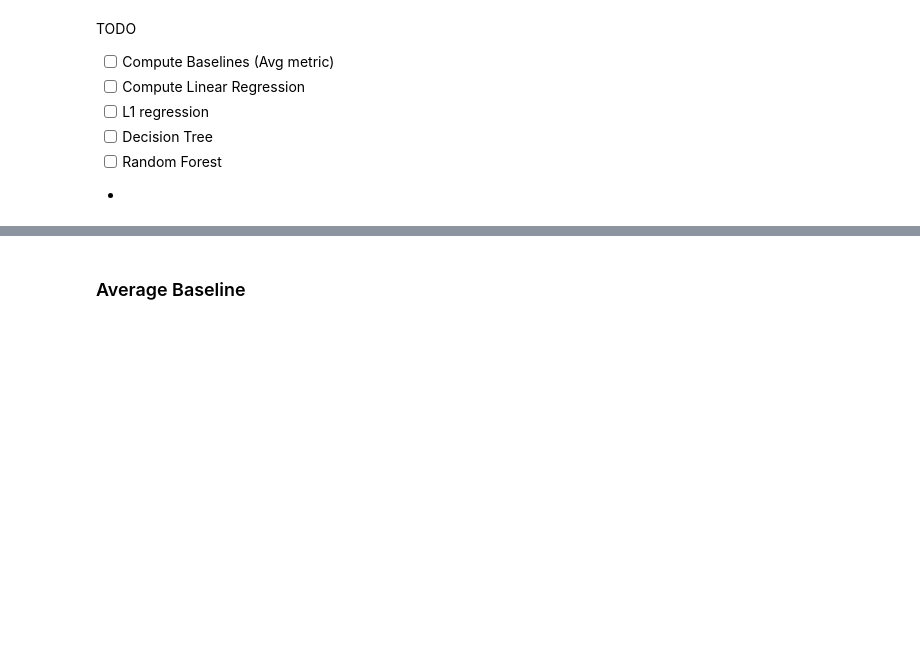
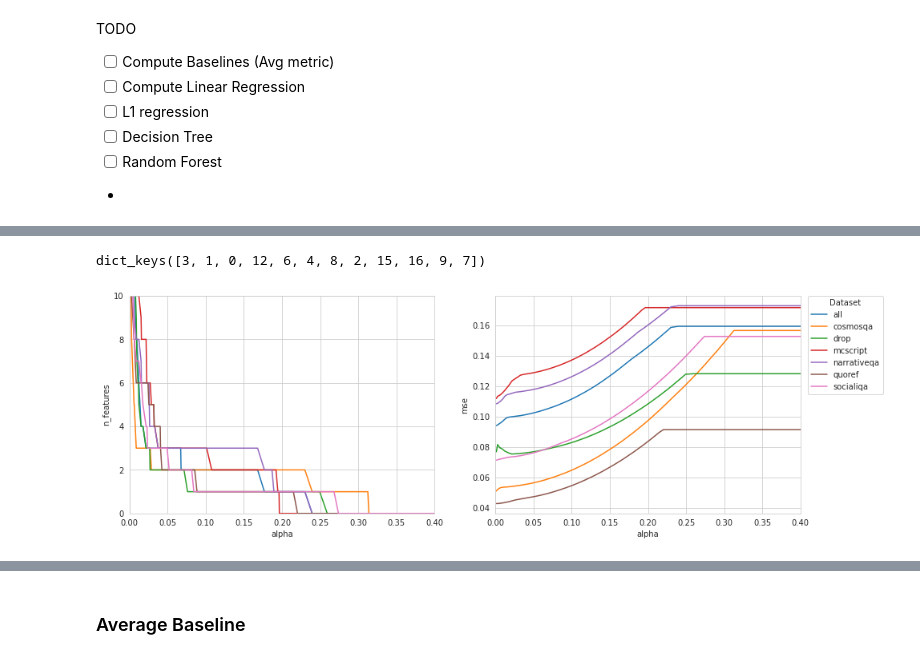
Before and after one commit to pdasigi/eqqa, a Jupyter notebook: scripts/MOCHA_Baselines.ipynb, the cells around one changed output, grey strips where cells are left out. Saved outputs shown, nothing was run; the diff lists cells and outputs as text; code cells hidden in the pictures; blank space fills up the shorter version.

```diff
--- a/scripts/MOCHA_Baselines.ipynb
+++ b/scripts/MOCHA_Baselines.ipynb
@@ -14,6 +33,8 @@ import pandas as pd
 import numpy as np
 
 import matplotlib.pyplot as plt
+import seaborn as sns
+sns.set_style("whitegrid")
 
 METRICS_DIR = "../outputs/metrics/proxy_metrics_20220426"
 
@@ -35,6 +56,9 @@ print(f"Read (holdout) dataset with {len(dev_df)} examples from {DEV_FILEPATH}")
 METRIC_COLS = train_df.select_dtypes("number").columns
 features = list(METRIC_COLS[2:])
 
+# Add lerc_preds after selecting features to avoid using them in our models
+dev_df = load_lerc_preds(dev_df)
+
 # Target column will be the normalized human correctness
 target = METRIC_COLS[1]
 print("Features:\t", features, "\n\nTarget:\t", target)
@@ -332,0 +568,9 @@ p.X_test.shape
+# %%
+def get_alpha(args):
+    return eval(args)["alpha"]
+# %%
+lasso_results = results[ (results.model_class == "Lasso")].copy().reset_index(drop=True)
+lasso_results["alpha"] = lasso_results["model_hyperparams"].apply(get_alpha)
+# lasso_results["no_metrics"] = lasso_results["pearson"].isna()
+
+lasso_results
@@ -332,0 +692,17 @@ p.X_test.shape
+# %%
+_n_features["narrativeqa"].keys()
+# %% [output]
+dict_keys([3, 1, 0, 12, 6, 4, 8, 2, 15, 16, 9, 7])
+# %%
+fig, axes = plt.subplots(1, 2, sharex=True, figsize=(15, 5))
+sns.lineplot(data=lasso_results, x="alpha", y="n_features", hue="trained_on", ax=axes[0])
+axes[0].get_legend().remove()
+axes[0].set_ylim(0, 10)
+axes[0].set_xlim(0, 0.4)
+sns.lineplot(data=lasso_results, x="alpha", y="mse", hue="trained_on", ax=axes[1])
+
+plt.legend(title="Dataset", loc='upper left', bbox_to_anchor=(1.01, 1.02), fancybox=True)
+#plt.title("Performance of L1 regressors as a function of the regularization strength")
+plt.show()
+# %% [output]
+[figure, added]
```
Also changed, not shown: parts of 55 cells of this notebook, 9 other files.
